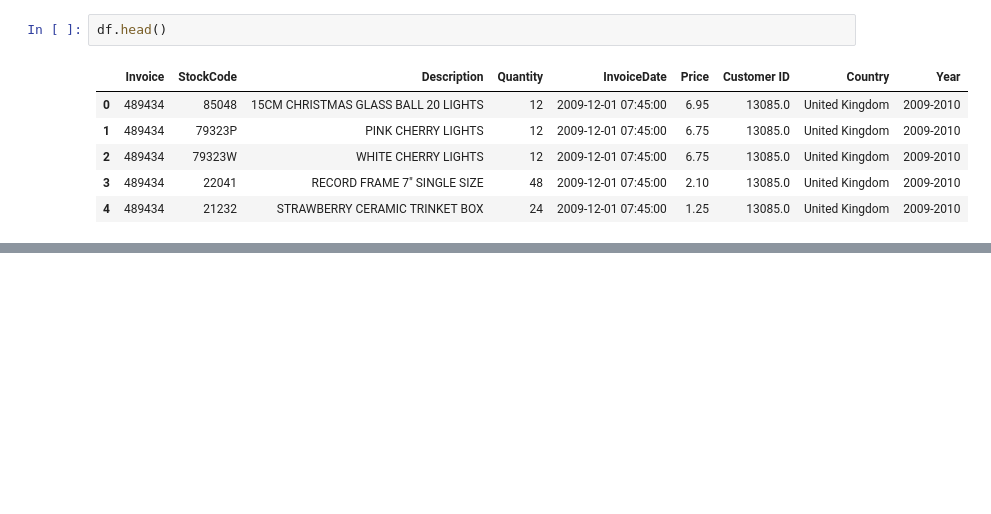
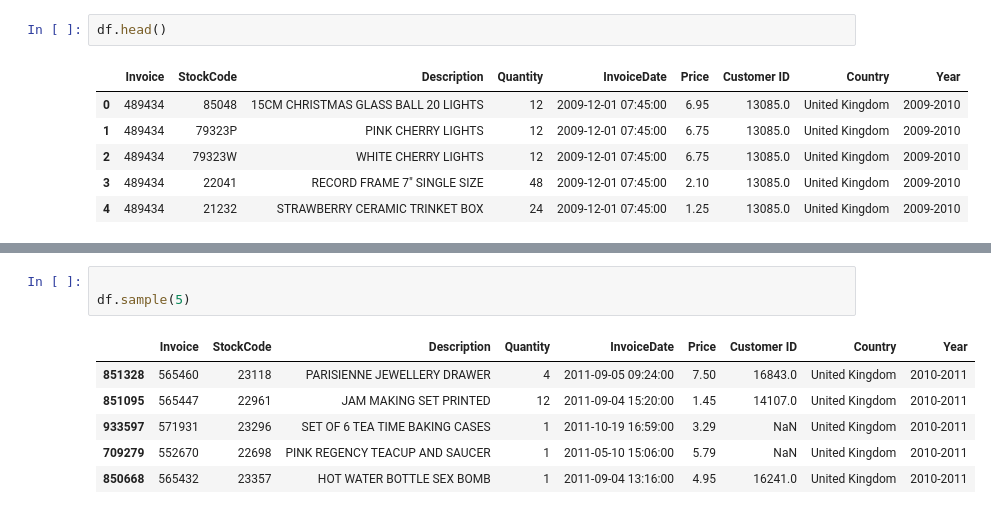
Before and after one commit to AiWriter404/retail-sales-data-cleaning-visualization, a Jupyter notebook: retail-sales-data-cleaning-visualization.ipynb, the cells around one changed output, grey strips where cells are left out. Drawn from its saved outputs; the diff is of its cells as text; blank space fills up the shorter version.

```diff
--- a/retail-sales-data-cleaning-visualization.ipynb
+++ b/retail-sales-data-cleaning-visualization.ipynb
@@ -154,0 +186,10 @@ df.head()
+# %%
+
+df.sample(5)
+# %% [output]
+|  | Invoice | StockCode | Description | Quantity | InvoiceDate | Price | Customer ID | Country | Year |
+| 851328 | 565460 | 23118 | PARISIENNE JEWELLERY DRAWER | 4 | 2011-09-05 09:24:00 | 7.50 | 16843.0 | United Kingdom | 2010-2011 |
+| 851095 | 565447 | 22961 | JAM MAKING SET PRINTED | 12 | 2011-09-04 15:20:00 | 1.45 | 14107.0 | United Kingdom | 2010-2011 |
+| 933597 | 571931 | 23296 | SET OF 6 TEA TIME BAKING CASES | 1 | 2011-10-19 16:59:00 | 3.29 | NaN | United Kingdom | 2010-2011 |
+| 709279 | 552670 | 22698 | PINK REGENCY TEACUP AND SAUCER | 1 | 2011-05-10 15:06:00 | 5.79 | NaN | United Kingdom | 2010-2011 |
+| 850668 | 565432 | 23357 | HOT WATER BOTTLE SEX BOMB | 1 | 2011-09-04 13:16:00 | 4.95 | 16241.0 | United Kingdom | 2010-2011 |
```
Also changed, not shown: parts of 6 cells of this notebook.
